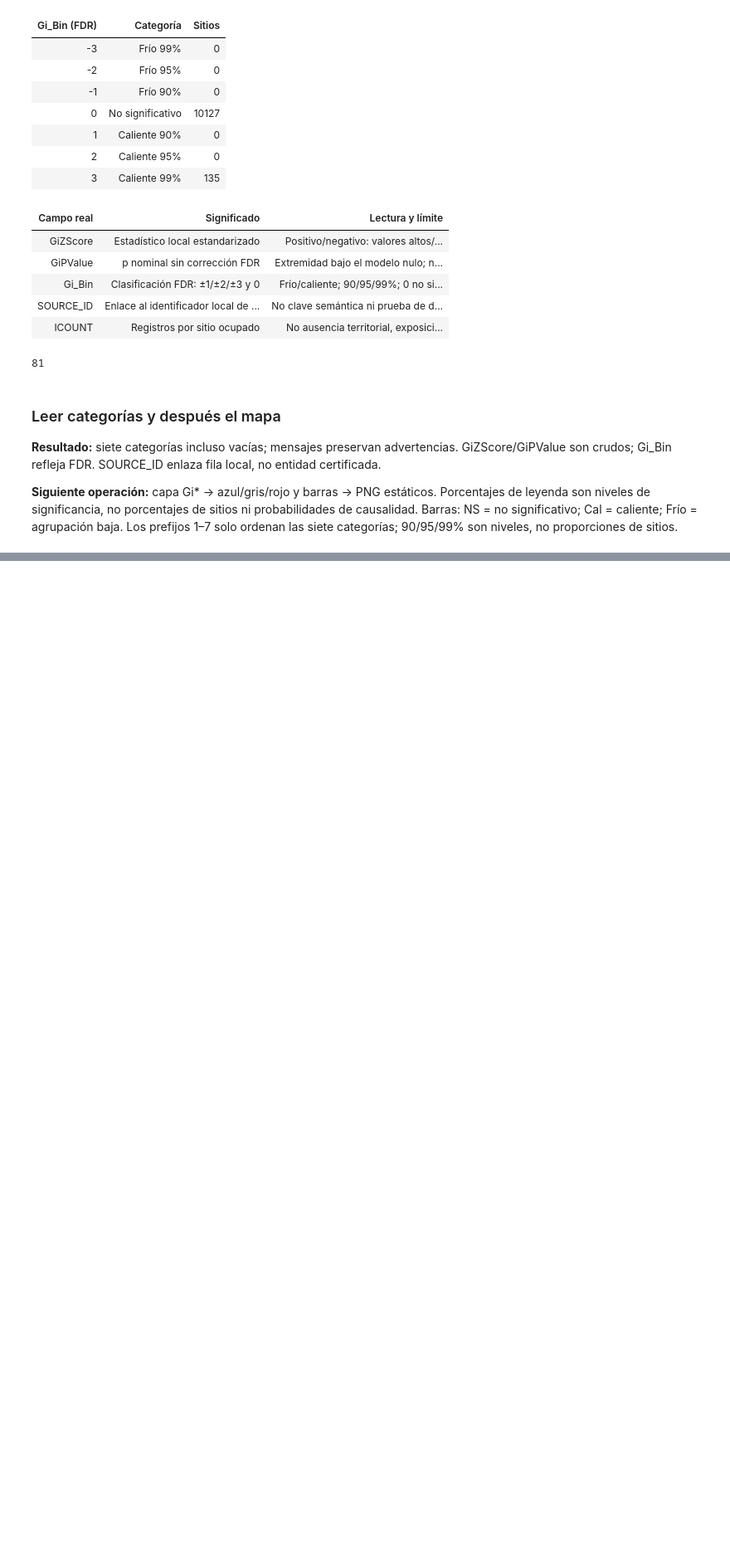
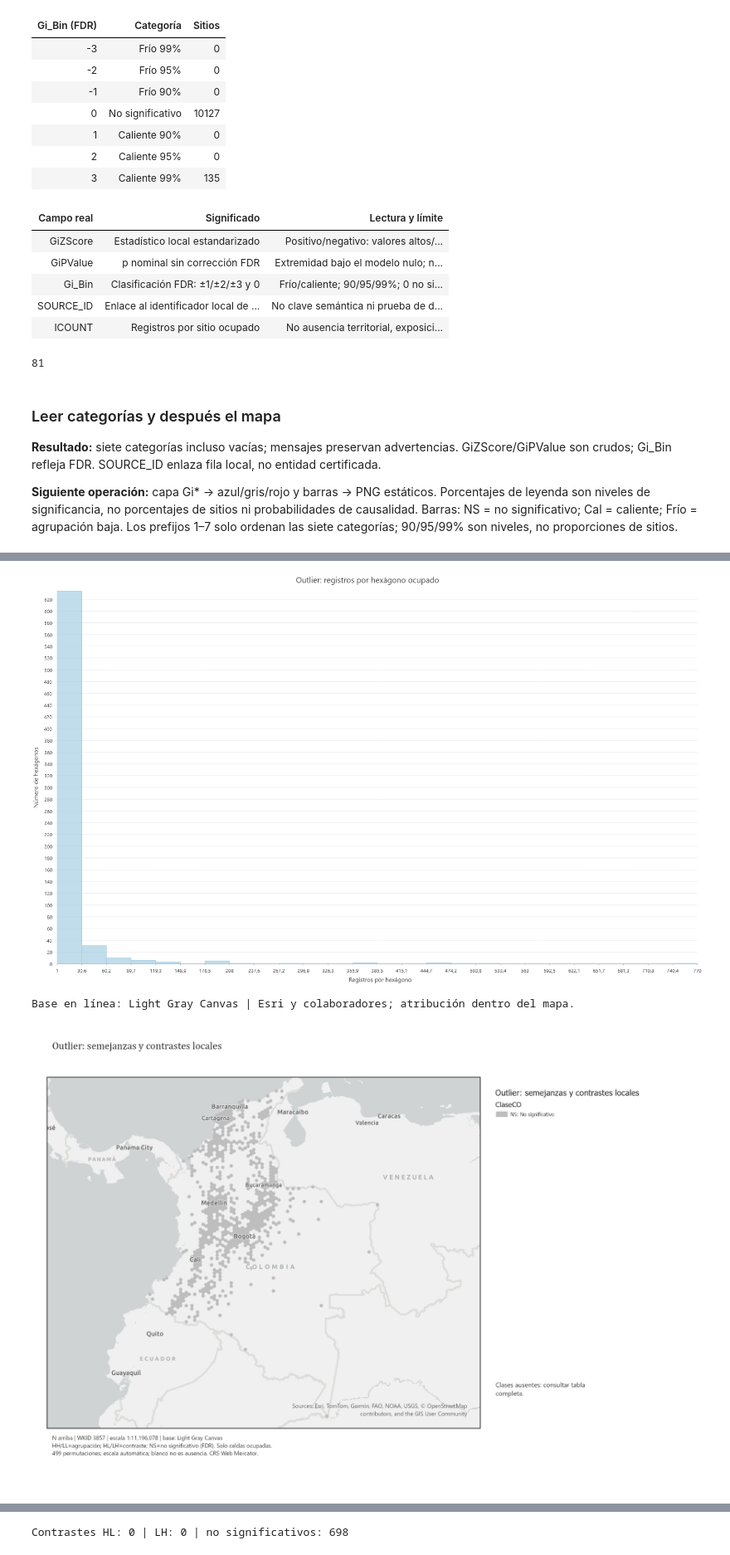
Before and after one commit to ecetina-esri-co/diplomado-geoia-ml-espacial-automl, a Jupyter notebook: 99 - Recursos/notebooks/Clase 02 - Practica 02 - Colegios y escala espacial.ipynb, the cells around one changed output, grey strips where cells are left out. Shown at 83% size. Drawn from its saved outputs; the diff is of its cells as text; code cells hidden in the pictures; blank space fills up the shorter version.

```diff
--- a/99 - Recursos/notebooks/Clase 02 - Practica 02 - Colegios y escala espacial.ipynb
+++ b/99 - Recursos/notebooks/Clase 02 - Practica 02 - Colegios y escala espacial.ipynb
@@ -1067,0 +1158,28 @@ Adaptación local validada para esta práctica, no reparación de paquetes ni ce
+# %%
+# Moran local optimizado: 499 permutaciones, sin imponer la escala elegida por Gi*.
+hex_outliers = str(Path(gdb) / 'Outlier_hexagonos')
+ooa_result = gp_child('OptimizedOutlierAnalysis', Output_Features=hex_outliers,
+                      Performance_Adjustment='BALANCED_499', **hex_parameters)
+print(ooa_result['messages'])
+print('Salidas declaradas por ArcGIS:', ooa_result['outputs'])
+(run / 'Outlier_hexagonos_mensajes.txt').write_text(ooa_result['messages'], encoding='utf-8')
+ooa_count_field, ooa_counts = leer_conteos_hexagonales(hex_outliers)
+co_labels = {'HH': 'Alto entre altos', 'LL': 'Bajo entre bajos',
+             'HL': 'Alto entre bajos', 'LH': 'Bajo entre altos', 'NS': 'No significativo'}
+# Conservar COType original; una clase auxiliar permite mostrar vacíos como NS.
+arcpy.management.AddField(hex_outliers, 'ClaseCO', 'TEXT', field_length=2)
+raw_co = Counter()
+with arcpy.da.UpdateCursor(hex_outliers, ['COType', 'ClaseCO']) as cursor:
+    for row in cursor:
+        raw_co[row[0]] += 1
+        categoria = str(row[0]).strip().upper() if row[0] is not None else ''
+        categoria = categoria or 'NS'
+        if categoria not in co_labels:
+            raise ValueError('COType inesperado: ' + repr(row[0]))
+        row[1] = categoria
+        cursor.updateRow(row)
+with arcpy.da.SearchCursor(hex_outliers, ['ClaseCO']) as cursor:
+    ooa_categories = Counter(row[0] for row in cursor)
+print('COType originales (sin modificar):', dict(raw_co))
+tabla_visible(['COType / NS', 'Lectura', 'Hexágonos'],
+              [[v, co_labels[v], ooa_categories[v]] for v in co_labels])
@@ -1067,0 +1220,21 @@ Adaptación local validada para esta práctica, no reparación de paquetes ni ce
+# %%
+# Mantener colores distintos para semejanzas y contrastes; ninguna categoría se fuerza a aparecer.
+chart_png(arcpy.charts.Histogram(x=ooa_count_field, dataSource=hex_outliers,
+    title='Outlier: registros por hexágono ocupado', xTitle='Registros por hexágono',
+    yTitle='Número de hexágonos'), 'hex_outlier_histograma')
+co_colors = {'HH': [178,24,43,100], 'LL': [33,102,172,100],
+             'HL': [230,140,30,100], 'LH': [125,65,170,100], 'NS': [190,190,190,100]}
+co_styles = {v: (v + ': ' + co_labels[v], co_colors[v], 0) for v in co_labels}
+mapa_categorias(hex_outliers, 'ClaseCO', 'hex_outlier_mapa', 'Outlier: semejanzas y contrastes locales',
+    co_styles, 'HH/LL=agrupación; HL/LH=contraste; NS=no significativo (FDR). Solo celdas ocupadas.\n499 permutaciones; escala automática; blanco no es ausencia. CRS Web Mercator.')
+ooa_table = tabla_frecuencia('Hex_Outlier_frecuencias',
+    [(v, ooa_categories[v]) for v in co_labels])
+chart_png(arcpy.charts.Bar(x='Categoria', y='Sitios', aggregation='SUM', dataSource=ooa_table,
+    title='Outlier: hexágonos por categoría COType', xTitle='HH/LL: semejanza; HL/LH: contraste; NS: no significativo',
+    yTitle='Número de hexágonos ocupados'), 'hex_outlier_barras')
+print('Contrastes HL:', ooa_categories['HL'], '| LH:', ooa_categories['LH'],
+      '| no significativos:', ooa_categories['NS'])
+# %% [output]
+[figure, added]
+Base en línea: Light Gray Canvas | Esri y colaboradores; atribución dentro del mapa.
+[figure, added]
@@ -1067,0 +1242 @@ Adaptación local validada para esta práctica, no reparación de paquetes ni ce
+Contrastes HL: 0 | LH: 0 | no significativos: 698
```
Also changed, not shown: parts of 43 cells of this notebook, 1 other file.
